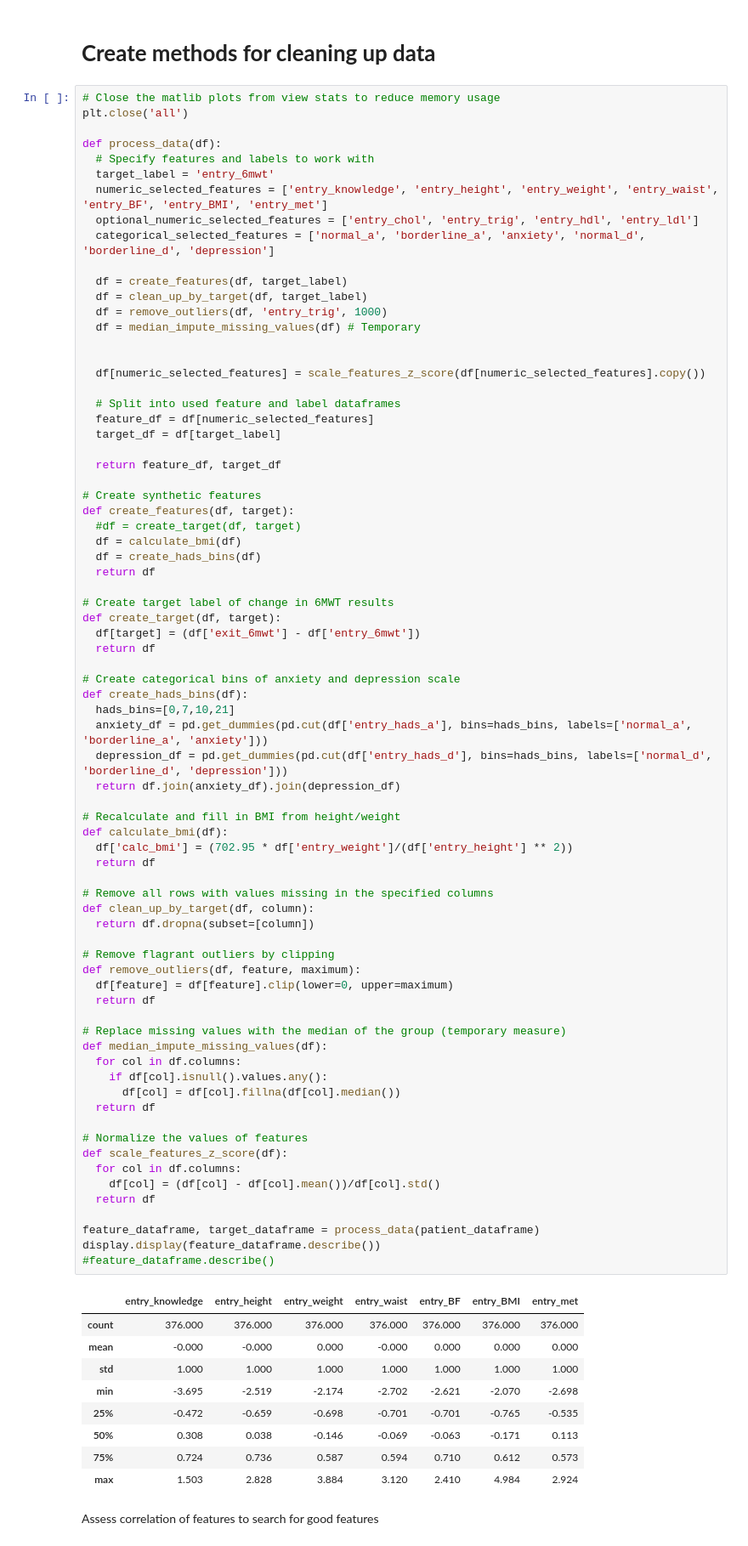
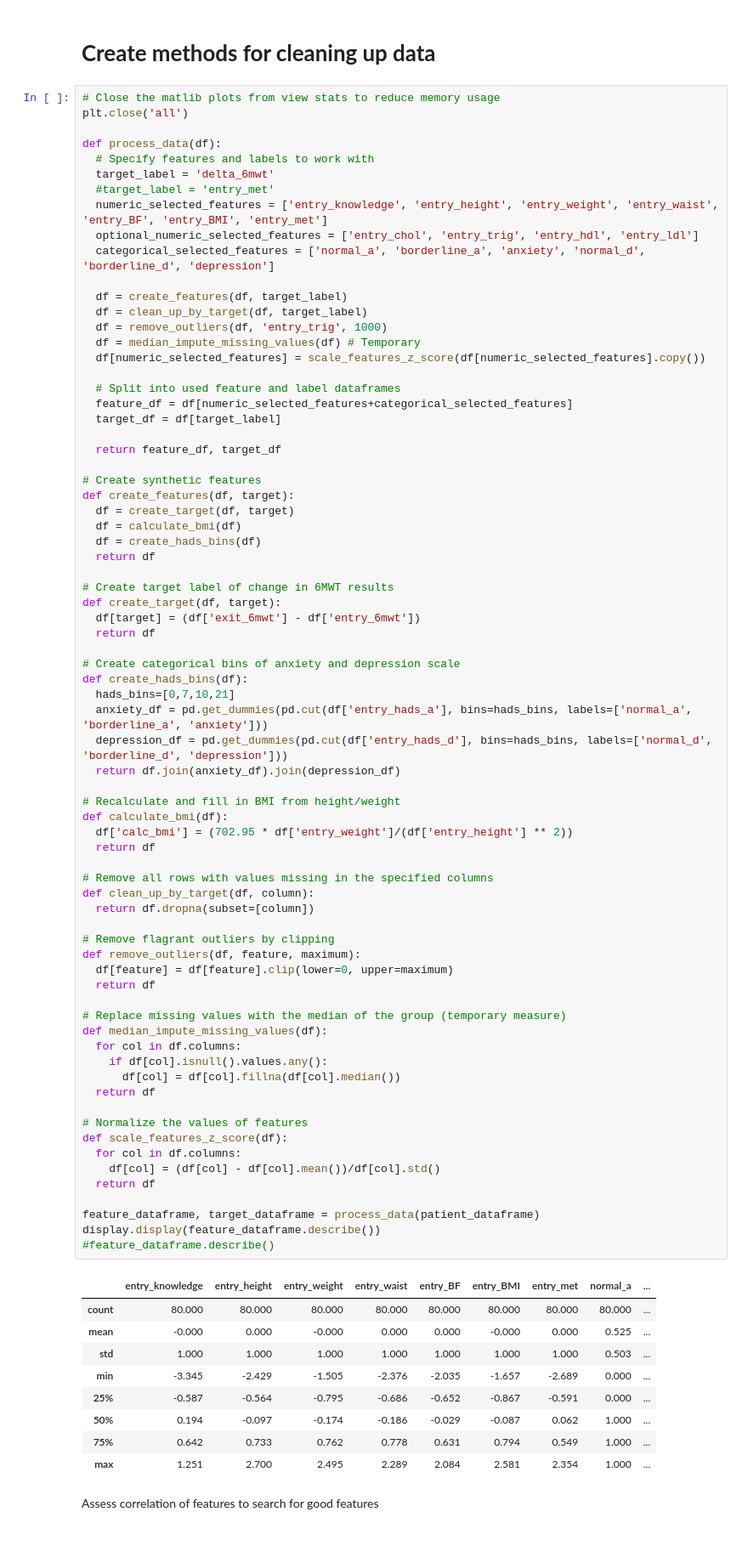
Before and after one commit to mrkevinlin/MLmed, a Jupyter notebook: keras_medicine.ipynb, the cells around one changed output. Shown at 85% size. Cells and saved outputs as stored; diff of their text form.

```diff
--- a/keras_medicine.ipynb
+++ b/keras_medicine.ipynb
@@ -129,7 +128,8 @@ plt.close('all')
 
 def process_data(df):
   # Specify features and labels to work with
-  target_label = 'entry_6mwt'
+  target_label = 'delta_6mwt'
+  #target_label = 'entry_met'
   numeric_selected_features = ['entry_knowledge', 'entry_height', 'entry_weight', 'entry_waist', 'entry_BF', 'entry_BMI', 'entry_met']
   optional_numeric_selected_features = ['entry_chol', 'entry_trig', 'entry_hdl', 'entry_ldl']
   categorical_selected_features = ['normal_a', 'borderline_a', 'anxiety', 'normal_d', 'borderline_d', 'depression']
@@ -138,19 +138,17 @@ def process_data(df):
   df = clean_up_by_target(df, target_label)
   df = remove_outliers(df, 'entry_trig', 1000)
   df = median_impute_missing_values(df) # Temporary
-
-
   df[numeric_selected_features] = scale_features_z_score(df[numeric_selected_features].copy())
 
   # Split into used feature and label dataframes
-  feature_df = df[numeric_selected_features]
+  feature_df = df[numeric_selected_features+categorical_selected_features]
   target_df = df[target_label]
 
   return feature_df, target_df
 
 # Create synthetic features
 def create_features(df, target):
-  #df = create_target(df, target)
+  df = create_target(df, target)
   df = calculate_bmi(df)
   df = create_hads_bins(df)
   return df
@@ -171,42 +169,42 @@ def create_hads_bins(df):
 def calculate_bmi(df):
   df['calc_bmi'] = (702.95 * df['entry_weight']/(df['entry_height'] ** 2))
   return df
 
 # Remove all rows with values missing in the specified columns
 def clean_up_by_target(df, column):
   return df.dropna(subset=[column])
 
 # Remove flagrant outliers by clipping
 def remove_outliers(df, feature, maximum):
   df[feature] = df[feature].clip(lower=0, upper=maximum)
   return df
 
 # Replace missing values with the median of the group (temporary measure)
 def median_impute_missing_values(df):
   for col in df.columns:
     if df[col].isnull().values.any():
       df[col] = df[col].fillna(df[col].median())
   return df
 
 # Normalize the values of features
 def scale_features_z_score(df):
   for col in df.columns:
     df[col] = (df[col] - df[col].mean())/df[col].std()
   return df
 
 feature_dataframe, target_dataframe = process_data(patient_dataframe)
 display.display(feature_dataframe.describe())
 #feature_dataframe.describe()
 # %% [output]
-|  | entry_knowledge | entry_height | entry_weight | entry_waist | entry_BF | entry_BMI | entry_met |
-| count | 376.000 | 376.000 | 376.000 | 376.000 | 376.000 | 376.000 | 376.000 |
-| mean | -0.000 | -0.000 | 0.000 | -0.000 | 0.000 | 0.000 | 0.000 |
-| std | 1.000 | 1.000 | 1.000 | 1.000 | 1.000 | 1.000 | 1.000 |
-| min | -3.695 | -2.519 | -2.174 | -2.702 | -2.621 | -2.070 | -2.698 |
-| 25% | -0.472 | -0.659 | -0.698 | -0.701 | -0.701 | -0.765 | -0.535 |
-| 50% | 0.308 | 0.038 | -0.146 | -0.069 | -0.063 | -0.171 | 0.113 |
-| 75% | 0.724 | 0.736 | 0.587 | 0.594 | 0.710 | 0.612 | 0.573 |
-| max | 1.503 | 2.828 | 3.884 | 3.120 | 2.410 | 4.984 | 2.924 |
+|  | entry_knowledge | entry_height | entry_weight | entry_waist | entry_BF | entry_BMI | entry_met | normal_a | ... |
+| count | 80.000 | 80.000 | 80.000 | 80.000 | 80.000 | 80.000 | 80.000 | 80.000 | ... |
+| mean | -0.000 | 0.000 | -0.000 | 0.000 | 0.000 | -0.000 | 0.000 | 0.525 | ... |
+| std | 1.000 | 1.000 | 1.000 | 1.000 | 1.000 | 1.000 | 1.000 | 0.503 | ... |
+| min | -3.345 | -2.429 | -1.505 | -2.376 | -2.035 | -1.657 | -2.689 | 0.000 | ... |
+| 25% | -0.587 | -0.564 | -0.795 | -0.686 | -0.652 | -0.867 | -0.591 | 0.000 | ... |
+| 50% | 0.194 | -0.097 | -0.174 | -0.186 | -0.029 | -0.087 | 0.062 | 1.000 | ... |
+| 75% | 0.642 | 0.733 | 0.762 | 0.778 | 0.631 | 0.794 | 0.549 | 1.000 | ... |
+| max | 1.251 | 2.700 | 2.495 | 2.289 | 2.084 | 2.581 | 2.354 | 1.000 | ... |
 # %% [markdown]
 Assess correlation of features to search for good features
 # %%
```
Also changed, not shown: parts of 4 cells of this notebook.
